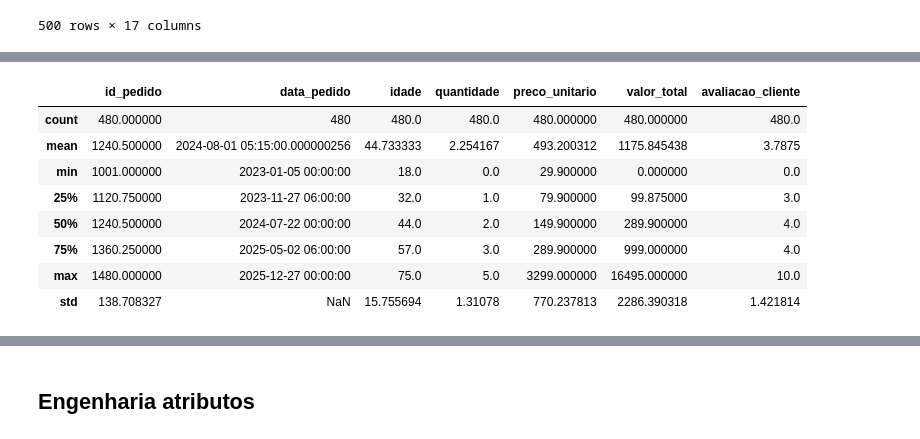
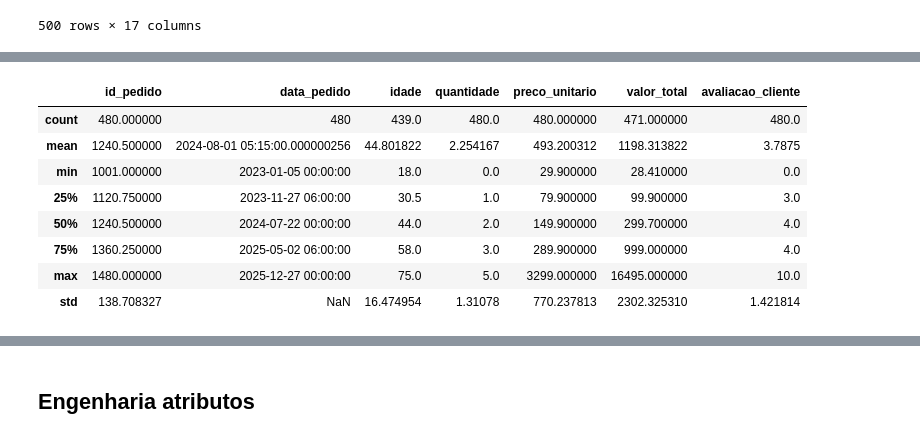
Before and after one commit to Gutembergss/Analise_ecommerce, a Jupyter notebook: projeto_ecommerce_limpeza.ipynb, the cells around one changed output, grey strips where cells are left out. Drawn from its saved outputs; the diff is of its cells as text; code cells hidden in the pictures.

```diff
--- a/projeto_ecommerce_limpeza.ipynb
+++ b/projeto_ecommerce_limpeza.ipynb
@@ -13,7 +13,7 @@ from email_validator import validate_email, EmailNotValidError
 ## Importando os dados
 # %%
 
-importacao=pd.read_csv('vendas_ecommerce_dados_brutos.csv')
+importacao=pd.read_csv('vendas_ecommerce_bruto.csv')
 df=importacao.copy()
 # %% [markdown]
 ## Entendendo os dados
@@ -108,3 +108,4 @@ df['avaliacao_cliente']=df['avaliacao_cliente'].astype('Int64')
 # %%
 df['valor_total']=df['valor_total'].fillna((df['preco_unitario']*df['quantidade']))
 df[['valor_total', 'preco_unitario', 'quantidade']].isna().sum()
+df.loc[df['valor_total']==0,'valor_total'] = np.nan
@@ -145,9 +141,8 @@ df
 # %%
 #imputando valores para a coluna de idade
 # essas condição normalmente iria depender das regras de negócio, nesse caso eu decidi olhando o dataset, pois a baixo de 18 são idades <5 e acima de 75 a próxima idade é 150.
-df.loc[df['idade']<18,'idade'] = df['idade'].median()
-df.loc[df['idade']>100,'idade'] = df['idade'].median()
-df['idade']=df['idade'].fillna((df['idade'].median()))
+df.loc[df['idade']<18,'idade'] = np.nan
+df.loc[df['idade']>100,'idade'] = np.nan
 # %%
 #trocando os separadores das datas
 df['data_pedido']=df['data_pedido'].str.replace('-','/')
@@ -315,18 +310,17 @@ df[df.duplicated(keep=False)].sort_values('id_cliente')
 # %%
 #Pela regra de negócio um id_cliente pode fazer vários pedidos, se eu simplesmente usasse o drop_duplicates acabaria por perder registros válidos por isso é necessário o uso do subset
 df = df.drop_duplicates(subset=['id_cliente', 'id_pedido'],keep='first')
-df=df.fillna('Não Informado')
 df.describe()
 # %% [output]
 |  | id_pedido | data_pedido | idade | quantidade | preco_unitario | valor_total | avaliacao_cliente |
-| count | 480.000000 | 480 | 480.0 | 480.0 | 480.000000 | 480.000000 | 480.0 |
-| mean | 1240.500000 | 2024-08-01 05:15:00.000000256 | 44.733333 | 2.254167 | 493.200312 | 1175.845438 | 3.7875 |
-| min | 1001.000000 | 2023-01-05 00:00:00 | 18.0 | 0.0 | 29.900000 | 0.000000 | 0.0 |
-| 25% | 1120.750000 | 2023-11-27 06:00:00 | 32.0 | 1.0 | 79.900000 | 99.875000 | 3.0 |
-| 50% | 1240.500000 | 2024-07-22 00:00:00 | 44.0 | 2.0 | 149.900000 | 289.900000 | 4.0 |
-| 75% | 1360.250000 | 2025-05-02 06:00:00 | 57.0 | 3.0 | 289.900000 | 999.000000 | 4.0 |
+| count | 480.000000 | 480 | 439.0 | 480.0 | 480.000000 | 471.000000 | 480.0 |
+| mean | 1240.500000 | 2024-08-01 05:15:00.000000256 | 44.801822 | 2.254167 | 493.200312 | 1198.313822 | 3.7875 |
+| min | 1001.000000 | 2023-01-05 00:00:00 | 18.0 | 0.0 | 29.900000 | 28.410000 | 0.0 |
+| 25% | 1120.750000 | 2023-11-27 06:00:00 | 30.5 | 1.0 | 79.900000 | 99.900000 | 3.0 |
+| 50% | 1240.500000 | 2024-07-22 00:00:00 | 44.0 | 2.0 | 149.900000 | 299.700000 | 4.0 |
+| 75% | 1360.250000 | 2025-05-02 06:00:00 | 58.0 | 3.0 | 289.900000 | 999.000000 | 4.0 |
 | max | 1480.000000 | 2025-12-27 00:00:00 | 75.0 | 5.0 | 3299.000000 | 16495.000000 | 10.0 |
-| std | 138.708327 | NaN | 15.755694 | 1.31078 | 770.237813 | 2286.390318 | 1.421814 |
+| std | 138.708327 | NaN | 16.474954 | 1.31078 | 770.237813 | 2302.325310 | 1.421814 |
 # %%
 (df.isnull().sum(),
 df.duplicated().sum())
```
Also changed, not shown: parts of 7 cells of this notebook, 2 other files.
